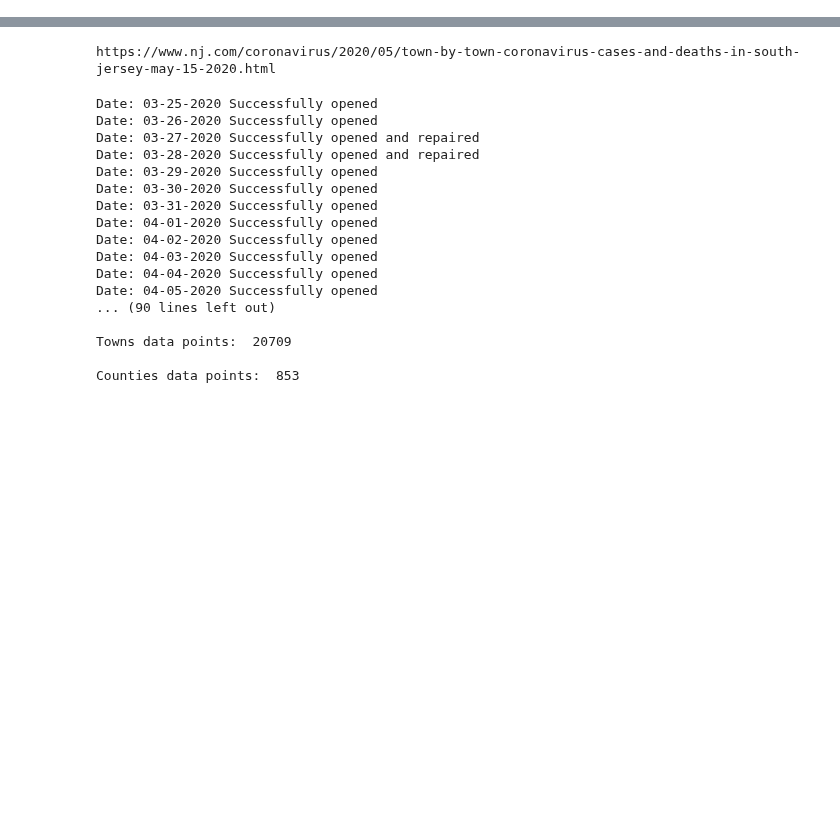
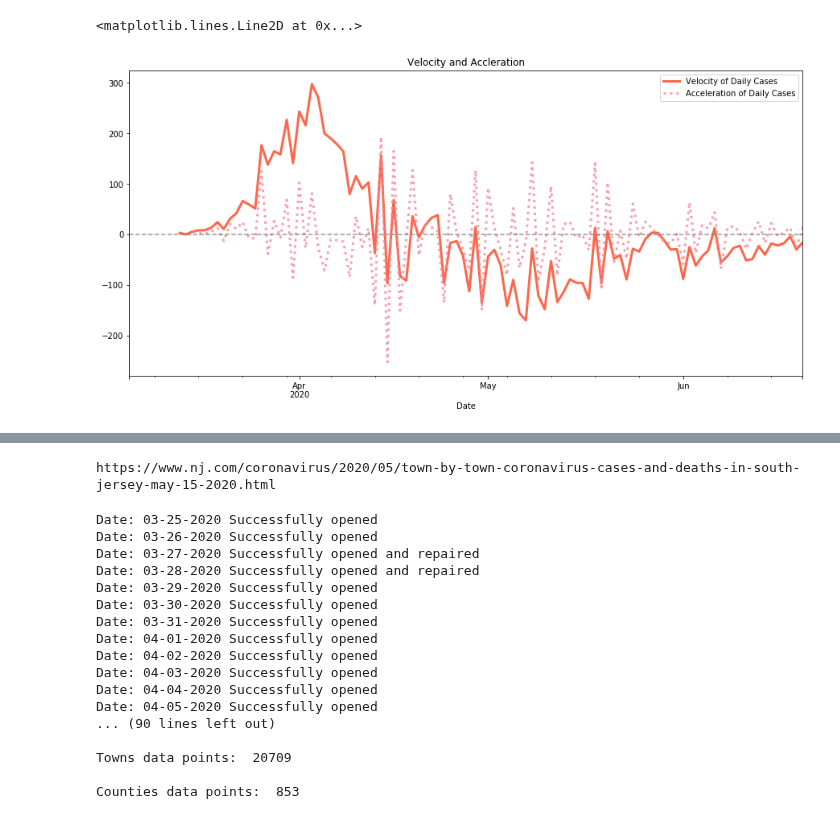
Before and after one commit to kaumaron/NJcomCOVIDData, a Jupyter notebook: NJcomCOVIDExtract-Timeseries.ipynb, the cells around one changed output, grey strips where cells are left out. Cells and saved outputs as stored; diff of their text form; code cells hidden in the pictures; blank space fills up the shorter version.

```diff
--- a/NJcomCOVIDExtract-Timeseries.ipynb
+++ b/NJcomCOVIDExtract-Timeseries.ipynb
@@ -170,6 +170,9 @@ def get_state_data(state):
     df['7 Day Rolling'] = df['Daily Positive'].rolling(window=7, min_periods=5).mean()
     df['14 Day Rolling'] = df['Daily Positive'].rolling(window=14, min_periods=5).mean()
     df['7 Day Rolling Percent Pos'] = df['Percent Positive'].rolling(window=7, min_periods=5).mean()
+    # 1st and 2nd Derivatives
+    df['Velocity of Daily Cases'] = df['Daily Positive'].diff(1)
+    df['Acceleration of Daily Cases'] = df['Velocity of Daily Cases'].diff(1)
     # 3Blue1Brown
     df['Growth Factor'] = df['Daily Positive'] / df['Daily Positive'].shift(1)
     # doubling time is wrong and needs to be fixed
@@ -182,5 +185,6 @@ def get_state_data(state):
 
     return df
 # %%
-state_plots('New Jersey', get_state_data('New Jersey'), close=False, save=False)
+nj = get_state_data('New Jersey')
+#state_plots('New Jersey', get_state_data('New Jersey'), close=False, save=False)
 # %% [output]
@@ -192,3 +192,20 @@ new-jersey returned 106 rows
+# %%
+nj[['Velocity of Daily Cases', 'Acceleration of Daily Cases']].\
+    rolling(window=14, min_periods=7).mean()[::-1].\
+    plot(figsize=(15,7),
+        title = 'Velocity and Accleration',
+        style=['-',':'],
+        linewidth = 3,
+        kind='line',
+        color = ['xkcd:orange red', 'xkcd:rose pink'],
+        alpha = 0.8
+        ).axhline(0,
+                  color='gray',
+                  linestyle='--',
+                  alpha=0.8)
+# %% [output]
+<matplotlib.lines.Line2D at 0x...>
+[figure, added]
 # %%
 for state in states:
     state_plots(state, get_state_data(state))
```
Also changed, not shown: parts of 2 cells of this notebook.
